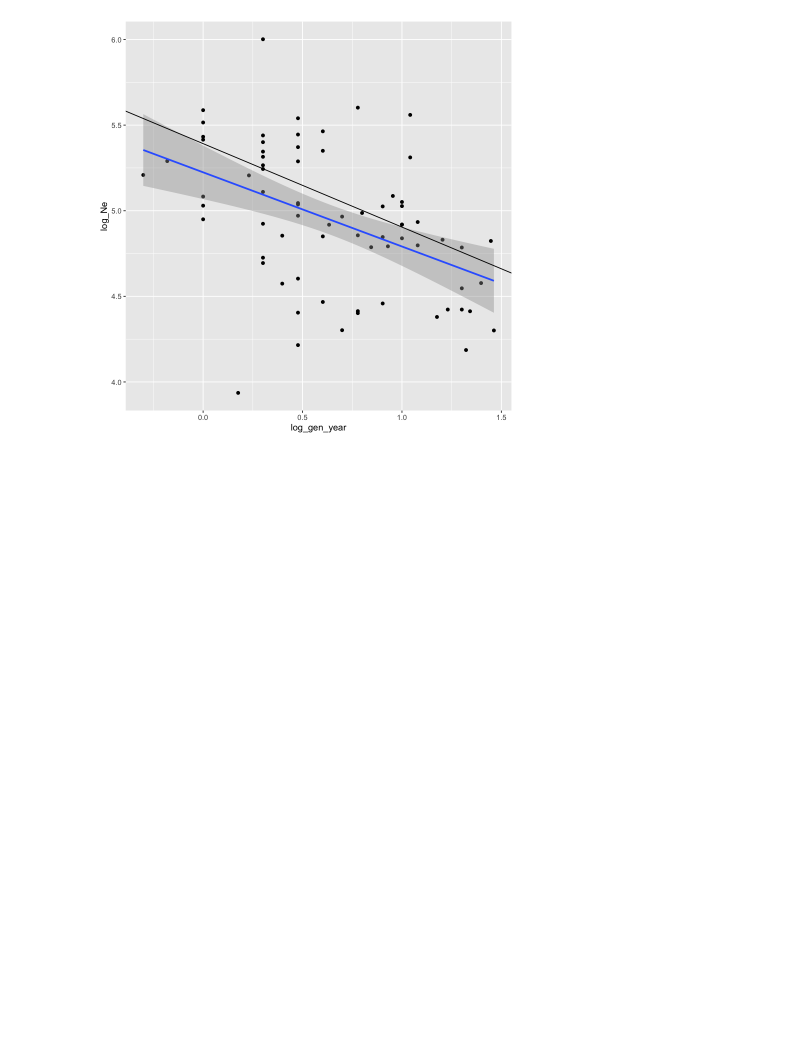
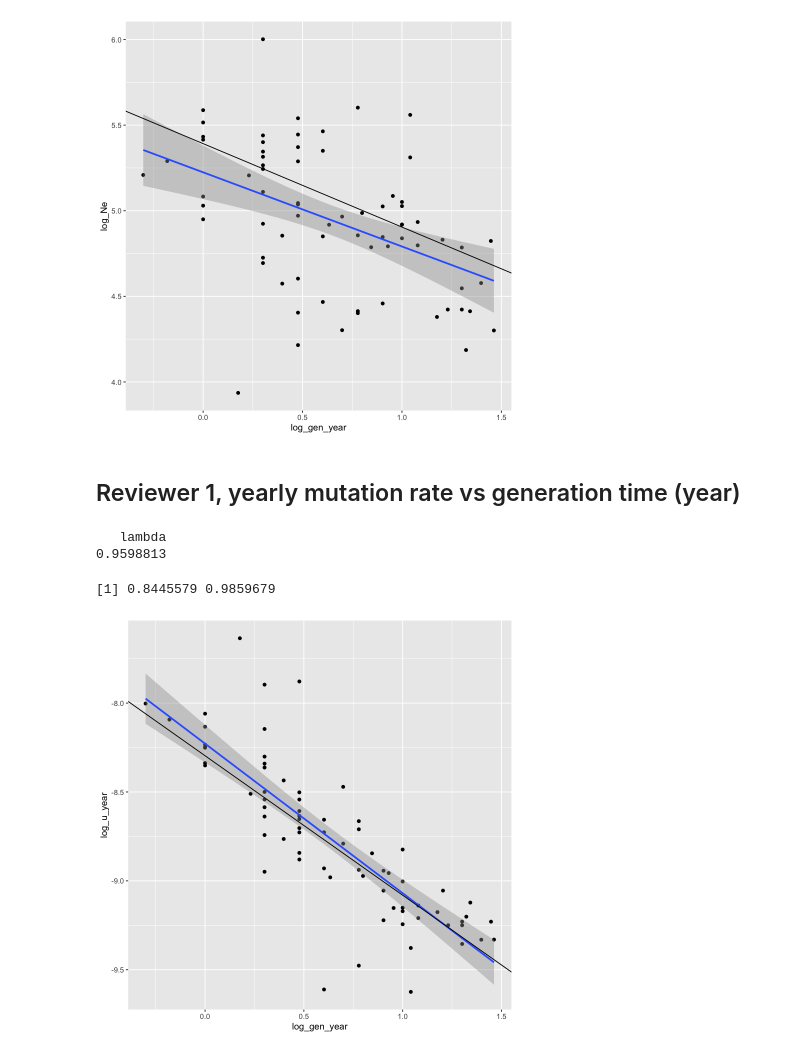
Before and after one commit to harrispopgen/clocklike-DBH, a Jupyter notebook: r_pgls.ipynb, the cells around one changed output. Drawn from its saved outputs; the diff is of its cells as text; code cells hidden in the pictures; blank space fills up the shorter version.

Commit message:
saved regression results from mutation rate vs generation time

```diff
--- a/r_pgls.ipynb
+++ b/r_pgls.ipynb
@@ -167,3 +171,15 @@ Residual standard error: 0.03419 on 70 degrees of freedom
 Multiple R-squared: 0.2113,     Adjusted R-squared:   0.2
 F-statistic: 18.75 on 1 and 70 DF,  p-value: 4.876e-05
 [figure]
+# %% [markdown]
+## Reviewer 1, yearly mutation rate vs generation time (year)
+# %%
+model.u_year.gen <- pgls_dbh(df, new_tree, "log_gen_year", "log_u_year", lambda=lambda, print_plot=TRUE)
+summary(model.u_year.gen)$param.CI$lambda$opt
+summary(model.u_year.gen)$param.CI$lambda$ci.val
+save_summary_data(model.u_year.gen, print_output=FALSE, save_output=TRUE, save_filename="output/r/mu_gen.csv")
+# %% [output]
+   lambda
+0.9598813
+[1] 0.8445579 0.9859679
+[figure, added]
```
Also changed, not shown: parts of 5 cells of this notebook.
